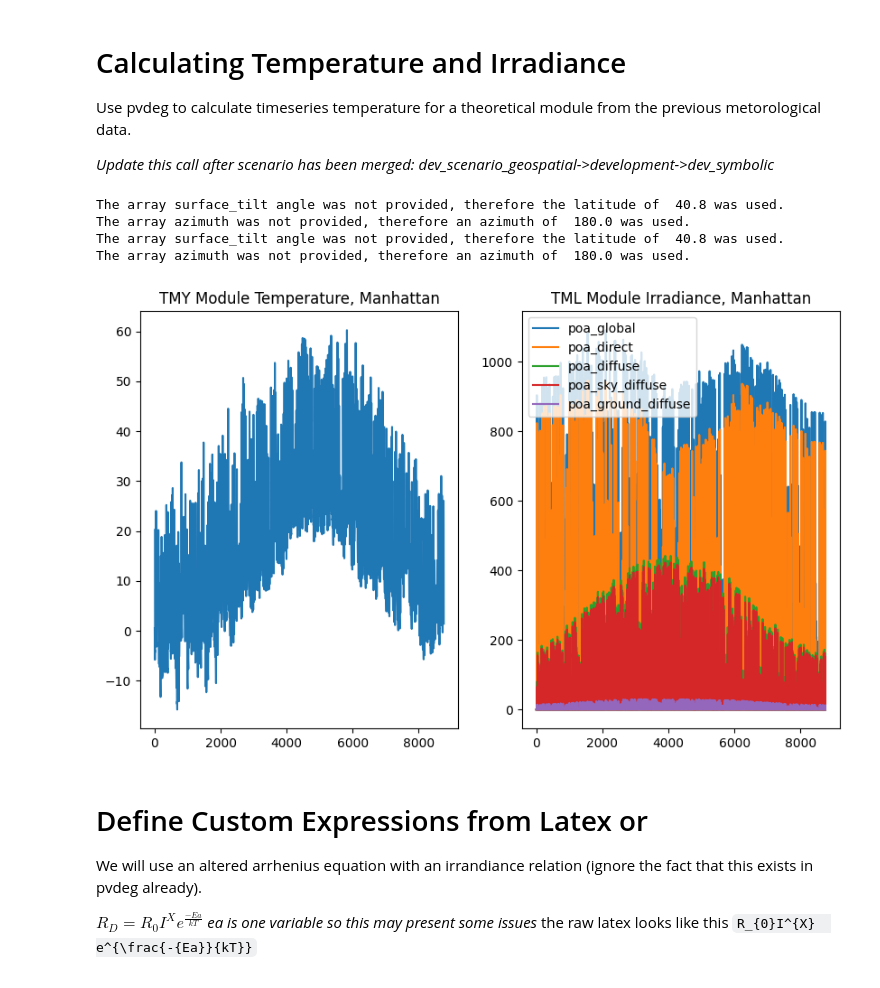
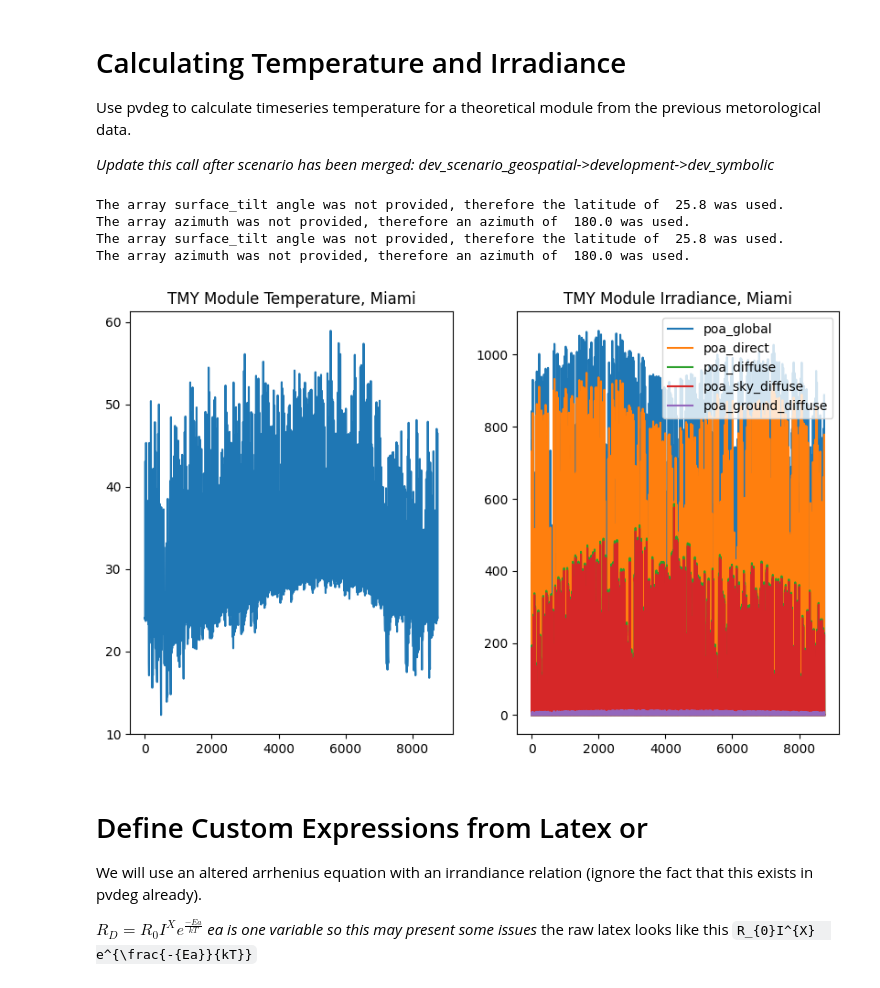
Before and after one commit to NatLabRockies/PVDegradationTools, a Jupyter notebook: tutorials/06_advanced/01_custom_functions_nopython.ipynb, the cells around one changed output. Saved outputs shown, nothing was run; the diff lists cells and outputs as text; code cells hidden in the pictures.

```diff
--- a/tutorials/06_advanced/01_custom_functions_nopython.ipynb
+++ b/tutorials/06_advanced/01_custom_functions_nopython.ipynb
@@ -17,3 +18,21 @@ weather_df, meta_dict = pvdeg.weather.get(
+# %%
+# For reproducible CI and offline use, default to cached weather data.
+# Set USE_LIVE_PVGIS=True to fetch live PVGIS TMY for Manhattan instead.
+USE_LIVE_PVGIS = False
+
+if USE_LIVE_PVGIS:
+    weather_df, meta_dict = pvdeg.weather.get(
+        database="PVGIS",
+        id=(40.776676, -73.971321),  # manhattan (latitude, longitude)
+    )
+else:
+    repo_root = os.path.dirname(os.path.dirname(pvdeg.__file__))
+    weather_path = os.path.join(repo_root, "tutorials", "data", "psm4_miami.csv")
+    meta_path = os.path.join(repo_root, "tutorials", "data", "meta_miami.json")
+
+    weather_df = pd.read_csv(weather_path, index_col=0, parse_dates=True)
+    with open(meta_path, "r") as f:
+        meta_dict = json.load(f)
 # %% [markdown]
 # Calculating Temperature and Irradiance
 
@@ -23,27 +42,29 @@ Use pvdeg to calculate timeseries temperature for a theoretical module from the
 # %%
 module_temps = pvdeg.temperature.module(
     weather_df=weather_df, meta=meta_dict, conf="open_rack_glass_glass"
 )
 
 poa_irradiance = pvdeg.spectral.poa_irradiance(weather_df=weather_df, meta=meta_dict)
 
+location_label = "Manhattan" if USE_LIVE_PVGIS else "Miami"
+
 plt.figure(figsize=(10, 6))
 plt.subplot(1, 2, 1)
 plt.plot(
     module_temps.values
 )  # plotting the values in order because we are using tmy data so the years are not consistent within our data
-plt.title("TMY Module Temperature, Manhattan")
+plt.title(f"TMY Module Temperature, {location_label}")
 plt.subplot(1, 2, 2)
 plt.plot(poa_irradiance.values)
 plt.legend(poa_irradiance.columns)
-plt.title("TML Module Irradiance, Manhattan")
+plt.title(f"TMY Module Irradiance, {location_label}")
 plt.show()
 # %% [output]
-The array surface_tilt angle was not provided, therefore the latitude of  40.8 was used.
+The array surface_tilt angle was not provided, therefore the latitude of  25.8 was used.
 The array azimuth was not provided, therefore an azimuth of  180.0 was used.
-The array surface_tilt angle was not provided, therefore the latitude of  40.8 was used.
+The array surface_tilt angle was not provided, therefore the latitude of  25.8 was used.
 The array azimuth was not provided, therefore an azimuth of  180.0 was used.
-[figure, old version]
+[figure, new version]
 # %% [markdown]
 # Define Custom Expressions from Latex or
 
```
Also changed, not shown: parts of 5 cells of this notebook, 2 other files.
